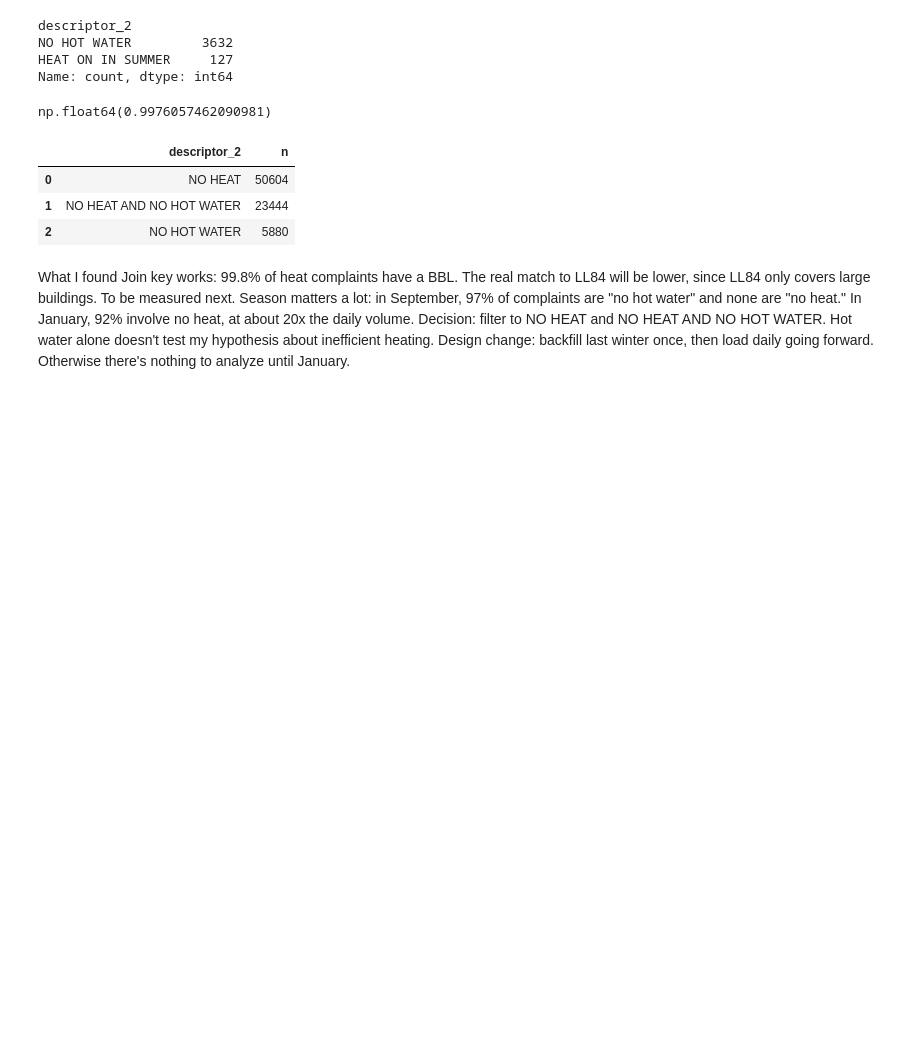
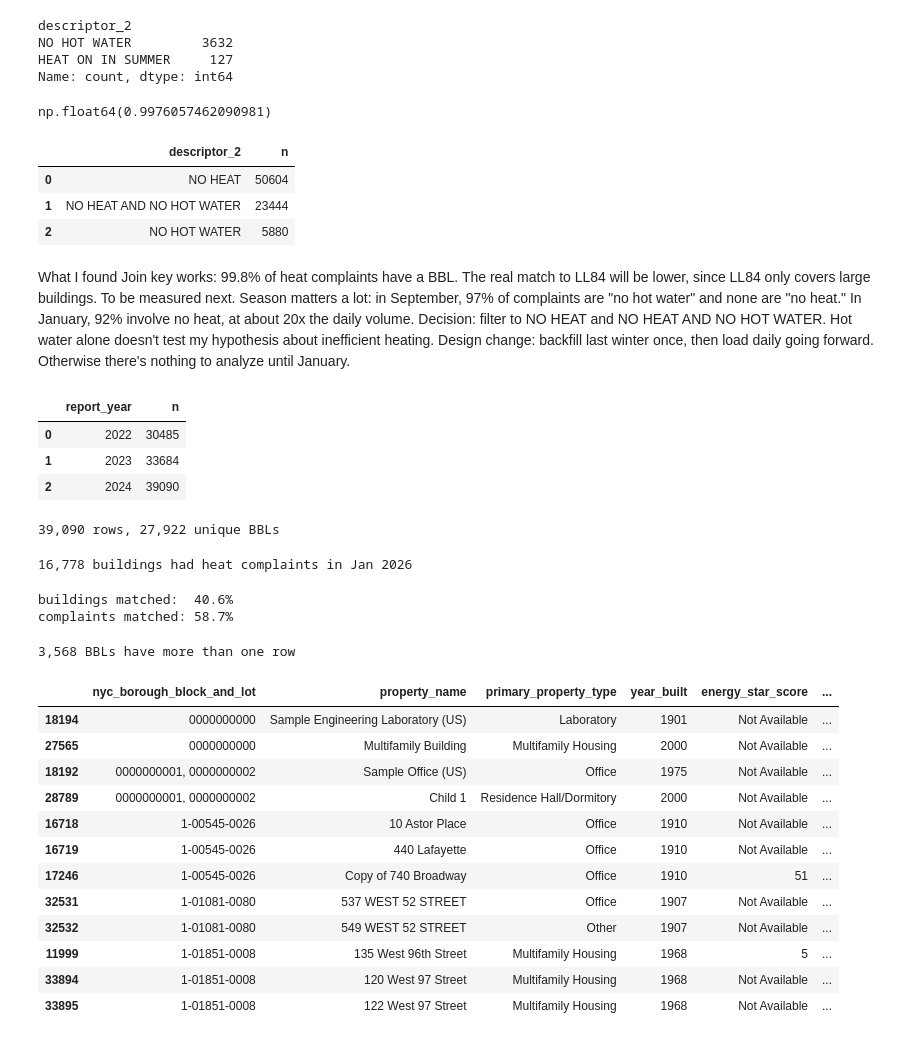
Before and after one commit to DhavalVibhakar99/nyc-heat-energy-pipeline, a Jupyter notebook: notebooks/01_explore_data.ipynb, the cells around one changed output. Cells and saved outputs as stored; diff of their text form; code cells hidden in the pictures; blank space fills up the shorter version.

```diff
--- a/notebooks/01_explore_data.ipynb
+++ b/notebooks/01_explore_data.ipynb
@@ -95,3 +95,82 @@ Join key works: 99.8% of heat complaints have a BBL. The real match to LL84 will
 Season matters a lot: in September, 97% of complaints are "no hot water" and none are "no heat." In January, 92% involve no heat, at about 20x the daily volume.
 Decision: filter to NO HEAT and NO HEAT AND NO HOT WATER. Hot water alone doesn't test my hypothesis about inefficient heating.
 Design change: backfill last winter once, then load daily going forward. Otherwise there's nothing to analyze until January.
+# %%
+# which reporting years does LL84 actually have?
+# matters because a Jan 2026 complaint should be compared to the building's score *at that time*
+params = {
+    "$select": "report_year, count(*) AS n",
+    "$group": "report_year",
+    "$order": "report_year",
+}
+resp = requests.get(URL_LL84, headers=HEADERS, params=params, timeout=60)
+resp.raise_for_status()
+pd.DataFrame(resp.json())
+# %% [output]
+|  | report_year | n |
+| 0 | 2022 | 30485 |
+| 1 | 2023 | 33684 |
+| 2 | 2024 | 39090 |
+# %%
+# 2024 = latest year that existed last winter, so it's the fair comparison
+cols = [
+    "nyc_borough_block_and_lot", "property_name", "primary_property_type",
+    "year_built", "energy_star_score", "site_eui_kbtu_ft", "property_gfa_self_reported",
+]
+params = {"$select": ", ".join(cols), "report_year": "2024", "$limit": 50000}
+resp = requests.get(URL_LL84, headers=HEADERS, params=params, timeout=120)
+resp.raise_for_status()
+ll84 = pd.DataFrame(resp.json())
+
+# grain check - if unique BBLs < rows, some lots have multiple properties reported
+print(f"{len(ll84):,} rows, {ll84['nyc_borough_block_and_lot'].nunique():,} unique BBLs")
+# %% [output]
+39,090 rows, 27,922 unique BBLs
+# %%
+params = {
+    "$select": "bbl, count(*) AS complaints",
+    "$where": "complaint_type = 'HEAT/HOT WATER' "
+              "AND descriptor_2 in ('NO HEAT', 'NO HEAT AND NO HOT WATER') "
+              "AND created_date between '2026-01-01T00:00:00' and '2026-01-31T23:59:59'",
+    "$group": "bbl",
+    "$limit": 50000,
+}
+resp = requests.get(URL_311, headers=HEADERS, params=params, timeout=120)
+resp.raise_for_status()
+jan = pd.DataFrame(resp.json())
+jan["complaints"] = jan["complaints"].astype(int)   # API sends numbers as text, remember
+print(f"{len(jan):,} buildings had heat complaints in Jan 2026")
+# %% [output]
+16,778 buildings had heat complaints in Jan 2026
+# %%
+# dedupe first - a duplicated BBL in ll84 would silently double-count complaints in the merge
+ll84_one = ll84.drop_duplicates("nyc_borough_block_and_lot")
+matched = jan.merge(ll84_one, left_on="bbl", right_on="nyc_borough_block_and_lot",
+                    how="left", indicator=True)   # indicator adds a column saying where each row came from
+
+in_ll84 = matched["_merge"] == "both"
+print(f"buildings matched:  {in_ll84.mean():.1%}")
+print(f"complaints matched: {matched.loc[in_ll84, 'complaints'].sum() / matched['complaints'].sum():.1%}")
+# %% [output]
+buildings matched:  40.6%
+complaints matched: 58.7%
+# %%
+# keep=False marks ALL copies of a duplicated BBL, not just the extras
+dupes = ll84[ll84.duplicated("nyc_borough_block_and_lot", keep=False)]
+print(f"{dupes['nyc_borough_block_and_lot'].nunique():,} BBLs have more than one row")
+dupes.sort_values("nyc_borough_block_and_lot").head(12)
+# %% [output]
+3,568 BBLs have more than one row
+|  | nyc_borough_block_and_lot | property_name | primary_property_type | year_built | energy_star_score | ... |
+| 18194 | 0000000000 | Sample Engineering Laboratory (US) | Laboratory | 1901 | Not Available | ... |
+| 27565 | 0000000000 | Multifamily Building | Multifamily Housing | 2000 | Not Available | ... |
+| 18192 | 0000000001, 0000000002 | Sample Office (US) | Office | 1975 | Not Available | ... |
+| 28789 | 0000000001, 0000000002 | Child 1 | Residence Hall/Dormitory | 2000 | Not Available | ... |
+| 16718 | 1-00545-0026 | 10 Astor Place | Office | 1910 | Not Available | ... |
+| 16719 | 1-00545-0026 | 440 Lafayette | Office | 1910 | Not Available | ... |
+| 17246 | 1-00545-0026 | Copy of 740 Broadway | Office | 1910 | 51 | ... |
+| 32531 | 1-01081-0080 | 537 WEST 52 STREET | Office | 1907 | Not Available | ... |
+| 32532 | 1-01081-0080 | 549 WEST 52 STREET | Other | 1907 | Not Available | ... |
+| 11999 | 1-01851-0008 | 135 West 96th Street | Multifamily Housing | 1968 | 5 | ... |
+| 33894 | 1-01851-0008 | 120 West 97 Street | Multifamily Housing | 1968 | Not Available | ... |
+| 33895 | 1-01851-0008 | 122 West 97 Street | Multifamily Housing | 1968 | Not Available | ... |
```
Also changed, not shown: parts of 6 cells of this notebook.
